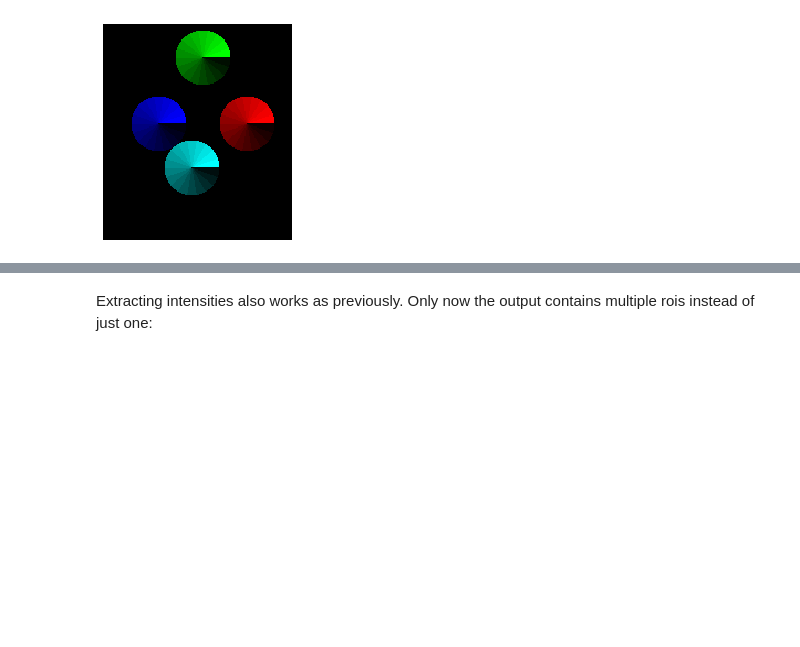
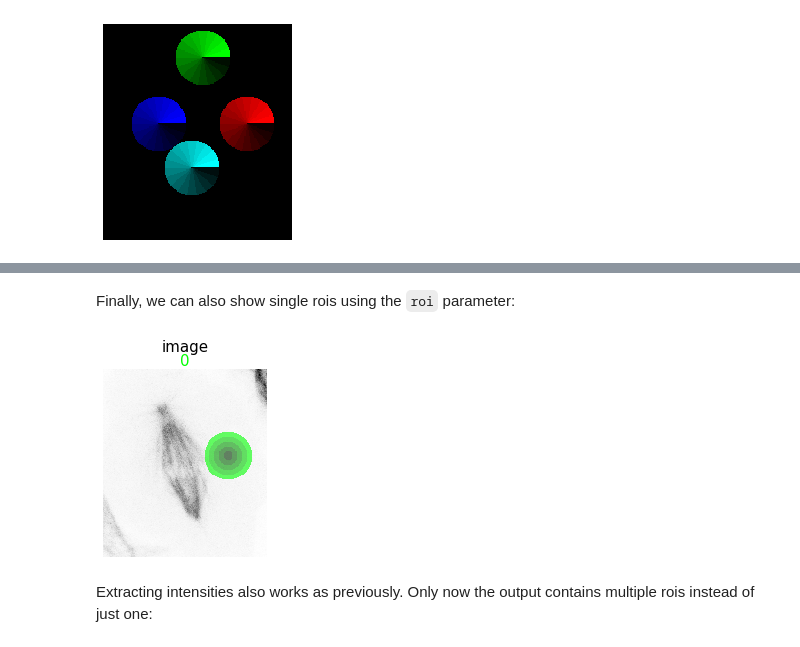
Before and after one commit to guiwitz/roidynamics, a Jupyter notebook: notebooks/multi_roi.ipynb, the cells around one changed output, grey strips where cells are left out. Cells and saved outputs as stored; diff of their text form; code cells hidden in the pictures; blank space fills up the shorter version.

````diff
--- a/notebooks/multi_roi.ipynb
+++ b/notebooks/multi_roi.ipynb
@@ -75,3 +92,10 @@ microfilm.microplot.microshow(sector_labels, cmaps=cmaps);
+# %% [markdown]
+Finally, we can also show single rois using the ```roi``` parameter:
+# %%
+splitmask.plot_sectors(image, radius_labels, channel=image.channel_name[1], roi=2,
+                       im_cmap='Greys', cmap=cmaps, alpha=0.6, show_labels=True);
+# %% [output]
+[figure, added]
 # %% [markdown]
 Extracting intensities also works as previously. Only now the output contains multiple rois instead of just one:
 # %%
````
Also changed, not shown: parts of 11 cells of this notebook.
